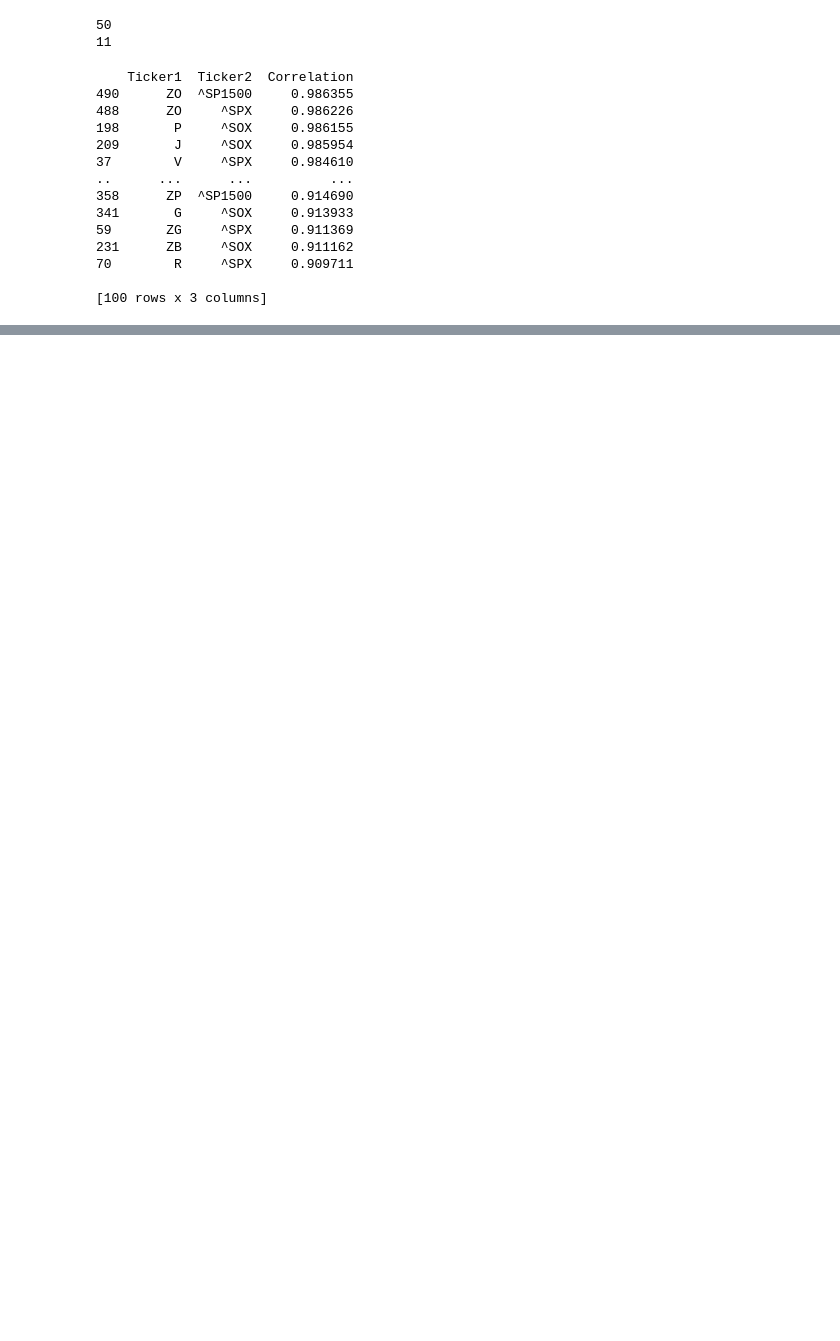
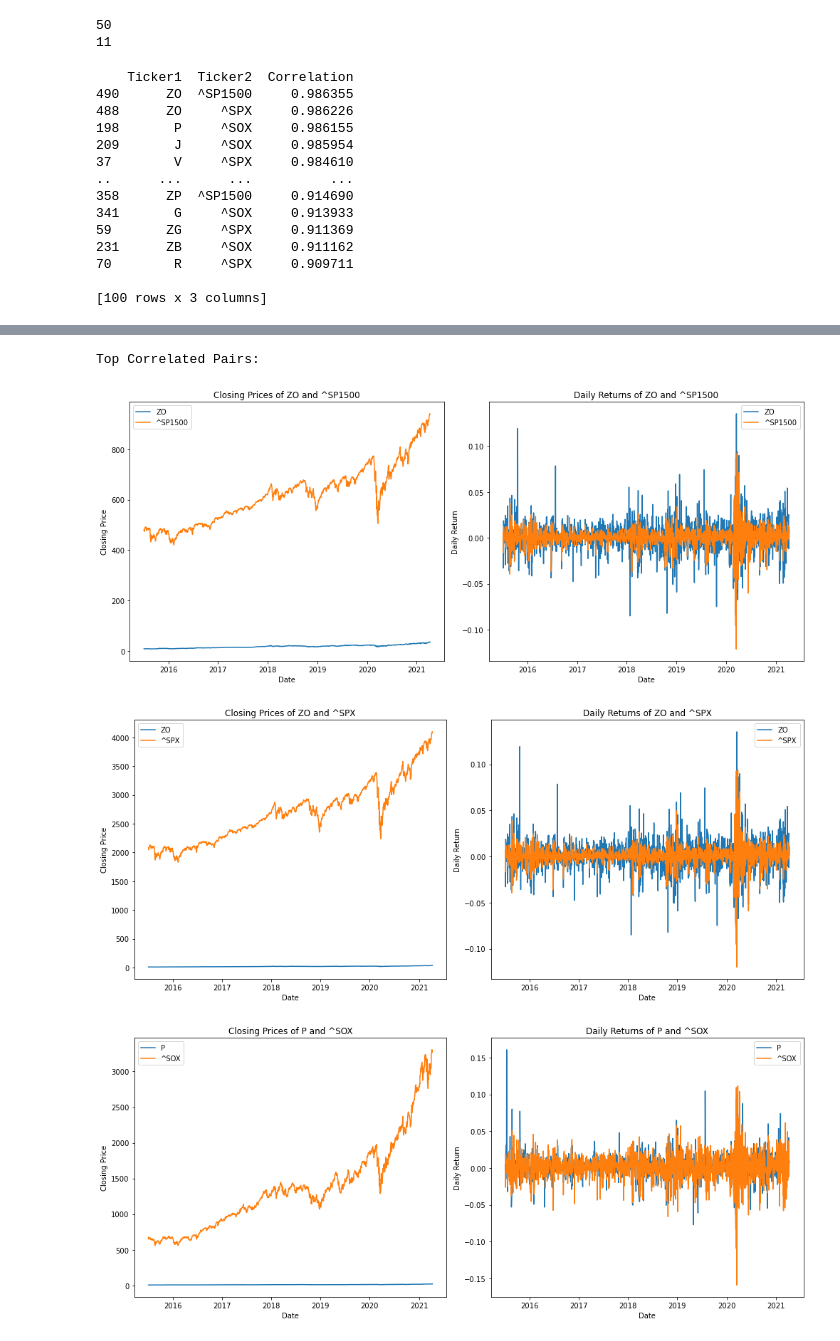
Before and after one commit to MIG-Project-Challenge/team-4, a Jupyter notebook: indices_correlations.ipynb, the cells around one changed output, grey strips where cells are left out. Drawn from its saved outputs; the diff is of its cells as text; code cells hidden in the pictures; blank space fills up the shorter version.

Commit message:
added plots for top and least correlated tickers to understand the results better

```diff
--- a/indices_correlations.ipynb
+++ b/indices_correlations.ipynb
@@ -141,3 +121,7 @@ print(sorted_correlation_df.head(100))
 70        R     ^SPX     0.909711
 
 [100 rows x 3 columns]
+# %%
+top_correlated_indices = sorted_correlation_df.iloc[:6]
+
+top_correlated_indices
@@ -143,0 +148,42 @@ print(sorted_correlation_df.head(100))
+# %%
+import matplotlib.pyplot as plt
+
+def plot_prices_and_returns(data1, data2, ticker1, ticker2):
+    plt.figure(figsize=(14,6))
+
+    # plotting closing prices
+    plt.subplot(1, 2, 1)
+    plt.plot(data1.index, data1['Close'], label=ticker1)
+    plt.plot(data2.index, data2['Close'], label=ticker2)
+    plt.title(f"Closing Prices of {ticker1} and {ticker2}")
+    plt.xlabel("Date")
+    plt.ylabel("Closing Price")
+    plt.legend()
+
+    # plotting daily returns
+    plt.subplot(1, 2, 2)
+    plt.plot(data1.index, data1['Close'].pct_change(), label=ticker1)
+    plt.plot(data2.index, data2['Close'].pct_change(), label=ticker2)
+    plt.title(f"Daily Returns of {ticker1} and {ticker2}")
+    plt.xlabel("Date")
+    plt.ylabel("Daily Return")
+    plt.legend()
+
+    plt.tight_layout()
+    plt.show()
+# %%
+# top correlated pairs
+for index, row in top_correlated_indices.iterrows():
+    ticker1 = row['Ticker1']
+    ticker2 = row['Ticker2']
+    data1 = data.loc[ticker1]
+    if ticker2 in major_indices:
+        data2 = all_indices.loc[ticker2]
+    else:
+        data2 = data.loc[ticker2]
+    plot_prices_and_returns(data1, data2, ticker1, ticker2)
+# %% [output]
+Top Correlated Pairs:
+[figure, added]
+[figure, added]
+[figure, added]
```
Also changed, not shown: parts of 4 cells of this notebook.
